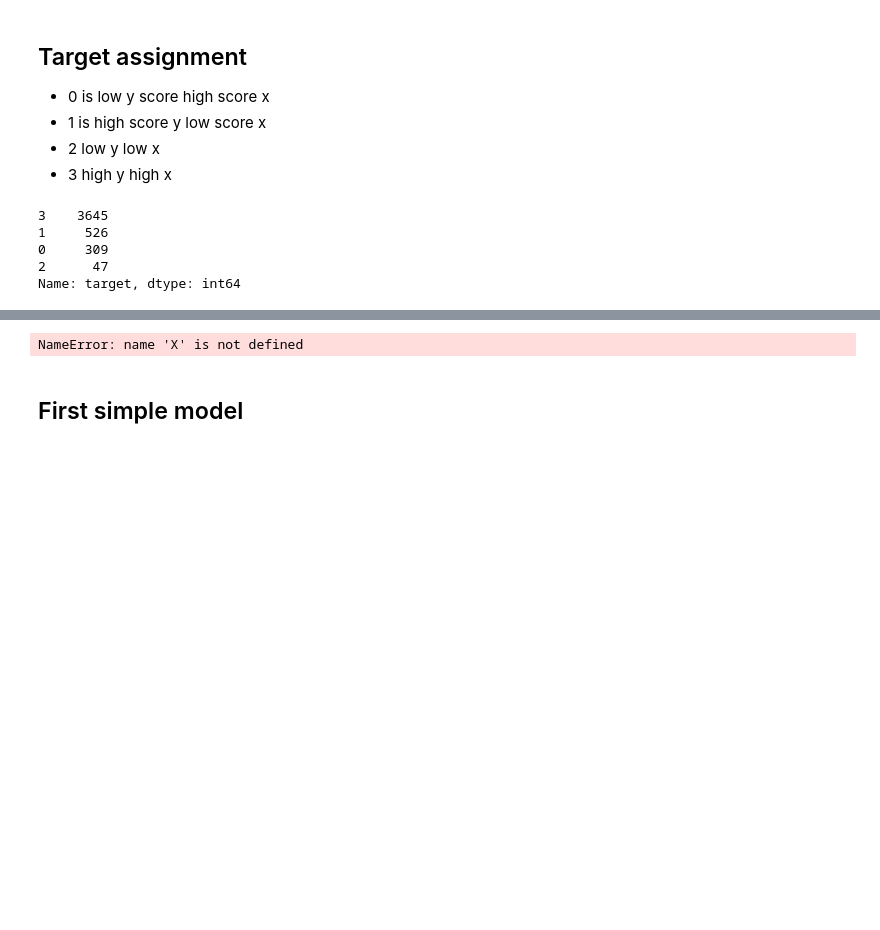
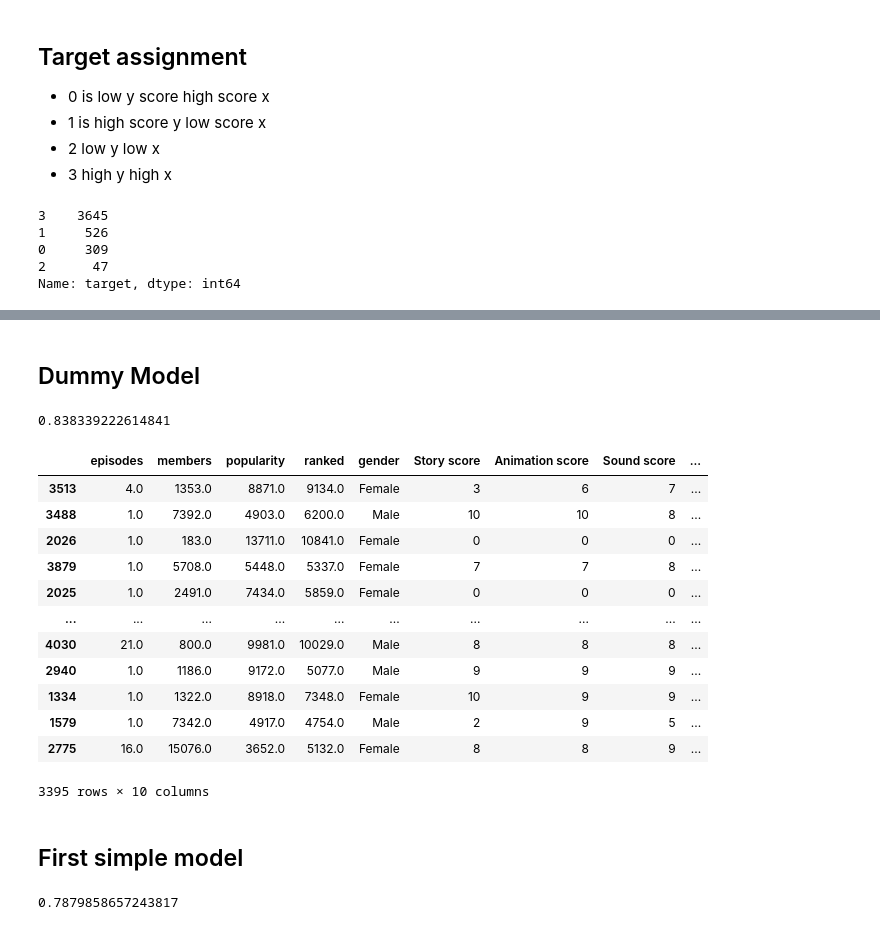
Before and after one commit to ileneee/Anime-Classification, a Jupyter notebook: master_notebook.ipynb, the cells around one changed output, grey strips where cells are left out. Cells and saved outputs as stored; diff of their text form; code cells hidden in the pictures; blank space fills up the shorter version.

Commit message:
first simple model

```diff
--- a/master_notebook.ipynb
+++ b/master_notebook.ipynb
@@ -404,3 +406,6 @@ Y
+# %%
+X = mergeddf.drop(['target', 'profile', 'birthday','uid', 'anime_uid','scores', 'binned_scores', 'synopsis','score_x','score_y','title', 'genre','aired','favorites_anime'], axis=1)
+y = mergeddf['target']
 # %%
 numeric_features = X.select_dtypes(exclude="object").columns
 numeric_transformer = Pipeline(
@@ -416,5 +421,3 @@ preprocessor = ColumnTransformer(
         ("cat", categorical_transformer, categorical_features),
     ]
 )
-# %% [output]
-NameError: name 'X' is not defined
@@ -421,2 +451,34 @@ NameError: name 'X' is not defined
+# %%
+X_train, X_test, y_train, y_test = train_test_split(X, y, test_size=0.25, random_state=32)
+X_train_clean = split_join(X_train)
+X_test_clean = split_join(X_test)
+# %% [markdown]
+## Dummy Model
+# %%
+baseline = imbpipline(steps=[
+    ("preprocessor", preprocessor),
+    ("dummy", DummyClassifier(strategy= 'most_frequent', random_state=32))
+])
+
+baseline.fit(X_train, y_train)
+baseline.score(X_test, y_test)
+# %% [output]
+0.838339222614841
+# %%
+X_train
+# %% [output]
+|  | episodes | members | popularity | ranked | gender | Story score | Animation score | Sound score | ... |
+| 3513 | 4.0 | 1353.0 | 8871.0 | 9134.0 | Female | 3 | 6 | 7 | ... |
+| 3488 | 1.0 | 7392.0 | 4903.0 | 6200.0 | Male | 10 | 10 | 8 | ... |
+| 2026 | 1.0 | 183.0 | 13711.0 | 10841.0 | Female | 0 | 0 | 0 | ... |
+| 3879 | 1.0 | 5708.0 | 5448.0 | 5337.0 | Female | 7 | 7 | 8 | ... |
+| 2025 | 1.0 | 2491.0 | 7434.0 | 5859.0 | Female | 0 | 0 | 0 | ... |
+| ... | ... | ... | ... | ... | ... | ... | ... | ... | ... |
+| 4030 | 21.0 | 800.0 | 9981.0 | 10029.0 | Male | 8 | 8 | 8 | ... |
+| 2940 | 1.0 | 1186.0 | 9172.0 | 5077.0 | Male | 9 | 9 | 9 | ... |
+| 1334 | 1.0 | 1322.0 | 8918.0 | 7348.0 | Female | 10 | 9 | 9 | ... |
+| 1579 | 1.0 | 7342.0 | 4917.0 | 4754.0 | Male | 2 | 9 | 5 | ... |
+| 2775 | 16.0 | 15076.0 | 3652.0 | 5132.0 | Female | 8 | 8 | 9 | ... |
+3395 rows × 10 columns
 # %% [markdown]
 ## First simple model
@@ -422,0 +495,11 @@ NameError: name 'X' is not defined
+# %%
+model_1 = imbpipline(steps=[
+    ("preprocessor", preprocessor),
+    ('SMOTE', SMOTE(random_state = 32)),
+    ("logreg", LogisticRegression(max_iter = 1000, random_state=32))
+])
+
+model_1.fit(X_train, y_train)
+model_1.score(X_test, y_test)
+# %% [output]
+0.7879858657243817
```
Also changed, not shown: parts of 11 cells of this notebook.
